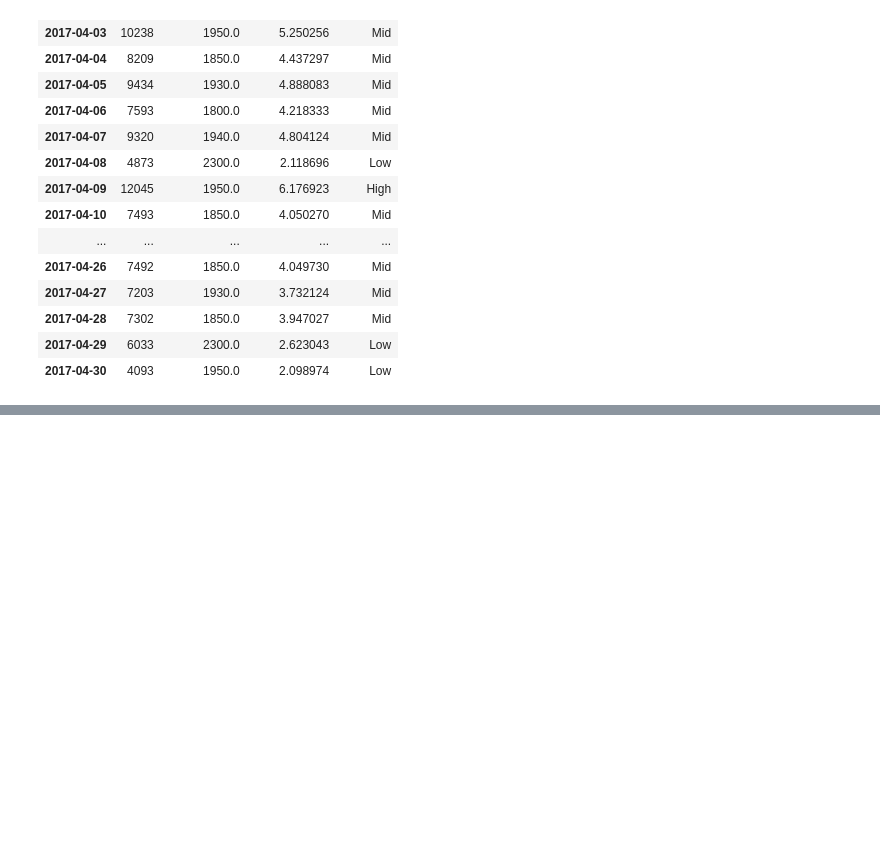
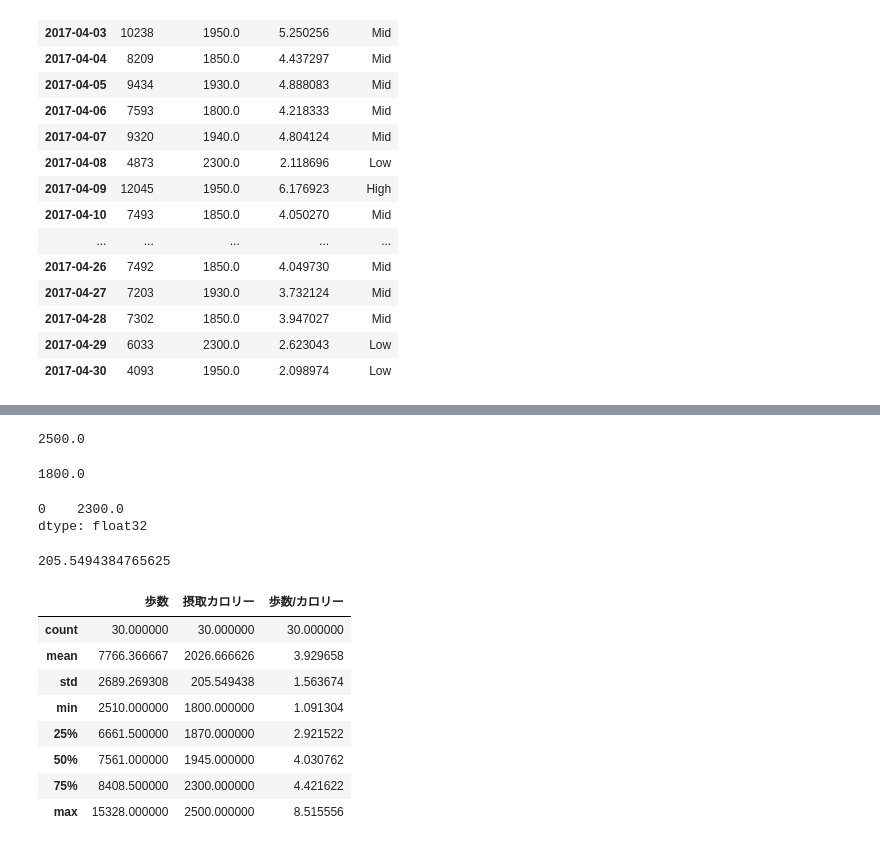
Before and after one commit to soshi-matsuo/python-lib-practice, a Jupyter notebook: pandas_data_operation.ipynb, the cells around one changed output, grey strips where cells are left out. Cells and saved outputs as stored; diff of their text form; code cells hidden in the pictures; blank space fills up the shorter version.

```diff
--- a/pandas_data_operation.ipynb
+++ b/pandas_data_operation.ipynb
@@ -342,0 +396,29 @@ df_merged = pd.concat([df,df_moved],)
+# %%
+df.loc[:,'摂取カロリー'].max()
+# %% [output]
+2500.0
+# %%
+df.loc[:,'摂取カロリー'].min()
+# %% [output]
+1800.0
+# %%
+df.loc[:,'摂取カロリー'].mode()
+# %% [output]
+0    2300.0
+dtype: float32
+# %%
+df.loc[:,'摂取カロリー'].std()
+# %% [output]
+205.5494384765625
+# %%
+df.describe()
+# %% [output]
+|  | 歩数 | 摂取カロリー | 歩数/カロリー |
+| count | 30.000000 | 30.000000 | 30.000000 |
+| mean | 7766.366667 | 2026.666626 | 3.929658 |
+| std | 2689.269308 | 205.549438 | 1.563674 |
+| min | 2510.000000 | 1800.000000 | 1.091304 |
+| 25% | 6661.500000 | 1870.000000 | 2.921522 |
+| 50% | 7561.000000 | 1945.000000 | 4.030762 |
+| 75% | 8408.500000 | 2300.000000 | 4.421622 |
+| max | 15328.000000 | 2500.000000 | 8.515556 |
```
Also changed, not shown: parts of 8 cells of this notebook, 2 other files.
